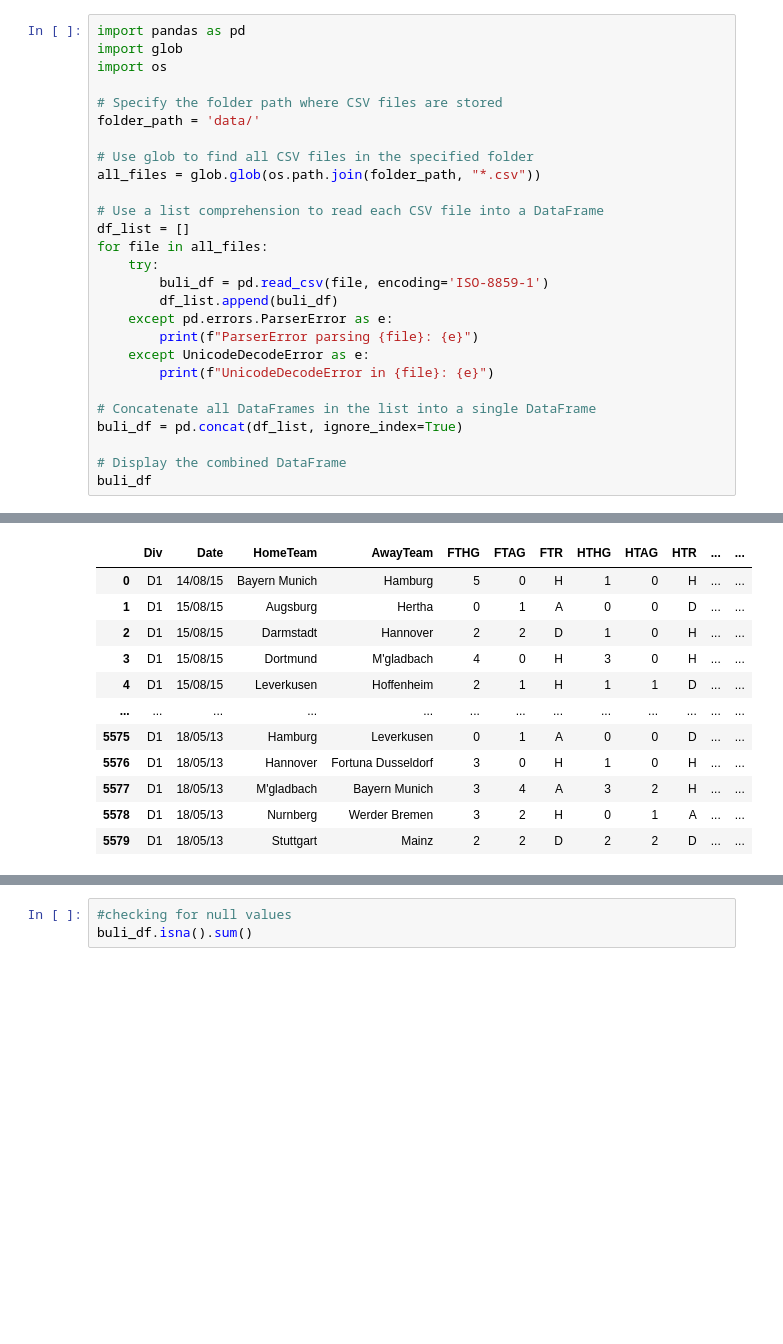
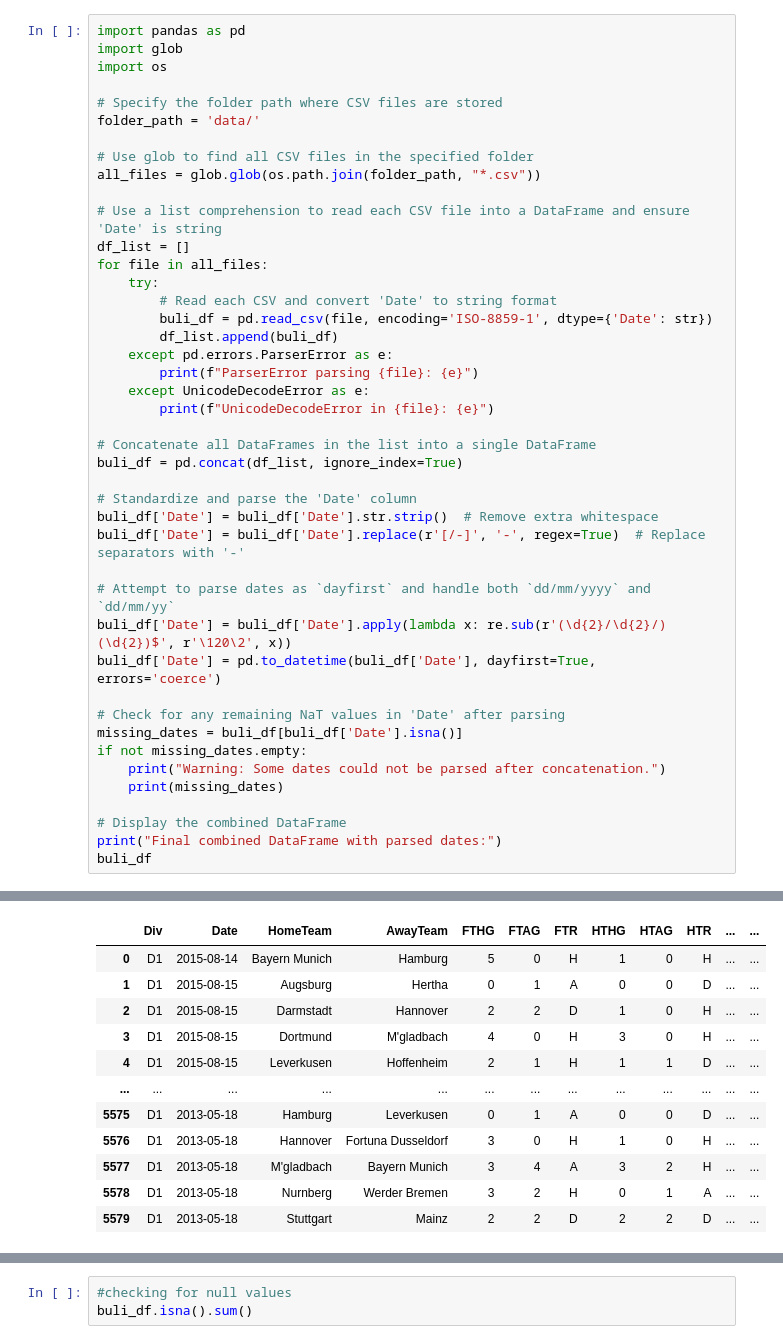
Before and after one commit to SunMax44/bundesliga_match_predictor, a Jupyter notebook: buli_pred_code_max.ipynb, the cells around one changed output, grey strips where cells are left out. Saved outputs shown, nothing was run; the diff lists cells and outputs as text; blank space fills up the shorter version.

```diff
--- a/buli_pred_code_max.ipynb
+++ b/buli_pred_code_max.ipynb
@@ -9,11 +9,12 @@ folder_path = 'data/'
 # Use glob to find all CSV files in the specified folder
 all_files = glob.glob(os.path.join(folder_path, "*.csv"))
 
-# Use a list comprehension to read each CSV file into a DataFrame
+# Use a list comprehension to read each CSV file into a DataFrame and ensure 'Date' is string
 df_list = []
 for file in all_files:
     try:
-        buli_df = pd.read_csv(file, encoding='ISO-8859-1')
+        # Read each CSV and convert 'Date' to string format
+        buli_df = pd.read_csv(file, encoding='ISO-8859-1', dtype={'Date': str})
         df_list.append(buli_df)
     except pd.errors.ParserError as e:
         print(f"ParserError parsing {file}: {e}")
@@ -23,6 +24,21 @@ for file in all_files:
 # Concatenate all DataFrames in the list into a single DataFrame
 buli_df = pd.concat(df_list, ignore_index=True)
 
+# Standardize and parse the 'Date' column
+buli_df['Date'] = buli_df['Date'].str.strip()  # Remove extra whitespace
+buli_df['Date'] = buli_df['Date'].replace(r'[/-]', '-', regex=True)  # Replace separators with '-'
+
+# Attempt to parse dates as `dayfirst` and handle both `dd/mm/yyyy` and `dd/mm/yy`
+buli_df['Date'] = buli_df['Date'].apply(lambda x: re.sub(r'(\d{2}/\d{2}/)(\d{2})$', r'\120\2', x))
+buli_df['Date'] = pd.to_datetime(buli_df['Date'], dayfirst=True, errors='coerce')
+
+# Check for any remaining NaT values in 'Date' after parsing
+missing_dates = buli_df[buli_df['Date'].isna()]
+if not missing_dates.empty:
+    print("Warning: Some dates could not be parsed after concatenation.")
+    print(missing_dates)
+
 # Display the combined DataFrame
+print("Final combined DataFrame with parsed dates:")
 buli_df
 # %% [output]
@@ -29,12 +46,12 @@ buli_df
 |  | Div | Date | HomeTeam | AwayTeam | FTHG | FTAG | FTR | HTHG | HTAG | HTR | ... | ... |
-| 0 | D1 | 14/08/15 | Bayern Munich | Hamburg | 5 | 0 | H | 1 | 0 | H | ... | ... |
-| 1 | D1 | 15/08/15 | Augsburg | Hertha | 0 | 1 | A | 0 | 0 | D | ... | ... |
-| 2 | D1 | 15/08/15 | Darmstadt | Hannover | 2 | 2 | D | 1 | 0 | H | ... | ... |
-| 3 | D1 | 15/08/15 | Dortmund | M'gladbach | 4 | 0 | H | 3 | 0 | H | ... | ... |
-| 4 | D1 | 15/08/15 | Leverkusen | Hoffenheim | 2 | 1 | H | 1 | 1 | D | ... | ... |
+| 0 | D1 | 2015-08-14 | Bayern Munich | Hamburg | 5 | 0 | H | 1 | 0 | H | ... | ... |
+| 1 | D1 | 2015-08-15 | Augsburg | Hertha | 0 | 1 | A | 0 | 0 | D | ... | ... |
+| 2 | D1 | 2015-08-15 | Darmstadt | Hannover | 2 | 2 | D | 1 | 0 | H | ... | ... |
+| 3 | D1 | 2015-08-15 | Dortmund | M'gladbach | 4 | 0 | H | 3 | 0 | H | ... | ... |
+| 4 | D1 | 2015-08-15 | Leverkusen | Hoffenheim | 2 | 1 | H | 1 | 1 | D | ... | ... |
 | ... | ... | ... | ... | ... | ... | ... | ... | ... | ... | ... | ... | ... |
-| 5575 | D1 | 18/05/13 | Hamburg | Leverkusen | 0 | 1 | A | 0 | 0 | D | ... | ... |
-| 5576 | D1 | 18/05/13 | Hannover | Fortuna Dusseldorf | 3 | 0 | H | 1 | 0 | H | ... | ... |
-| 5577 | D1 | 18/05/13 | M'gladbach | Bayern Munich | 3 | 4 | A | 3 | 2 | H | ... | ... |
-| 5578 | D1 | 18/05/13 | Nurnberg | Werder Bremen | 3 | 2 | H | 0 | 1 | A | ... | ... |
-| 5579 | D1 | 18/05/13 | Stuttgart | Mainz | 2 | 2 | D | 2 | 2 | D | ... | ... |
+| 5575 | D1 | 2013-05-18 | Hamburg | Leverkusen | 0 | 1 | A | 0 | 0 | D | ... | ... |
+| 5576 | D1 | 2013-05-18 | Hannover | Fortuna Dusseldorf | 3 | 0 | H | 1 | 0 | H | ... | ... |
+| 5577 | D1 | 2013-05-18 | M'gladbach | Bayern Munich | 3 | 4 | A | 3 | 2 | H | ... | ... |
+| 5578 | D1 | 2013-05-18 | Nurnberg | Werder Bremen | 3 | 2 | H | 0 | 1 | A | ... | ... |
+| 5579 | D1 | 2013-05-18 | Stuttgart | Mainz | 2 | 2 | D | 2 | 2 | D | ... | ... |
```
Also changed, not shown: parts of 13 cells of this notebook.
